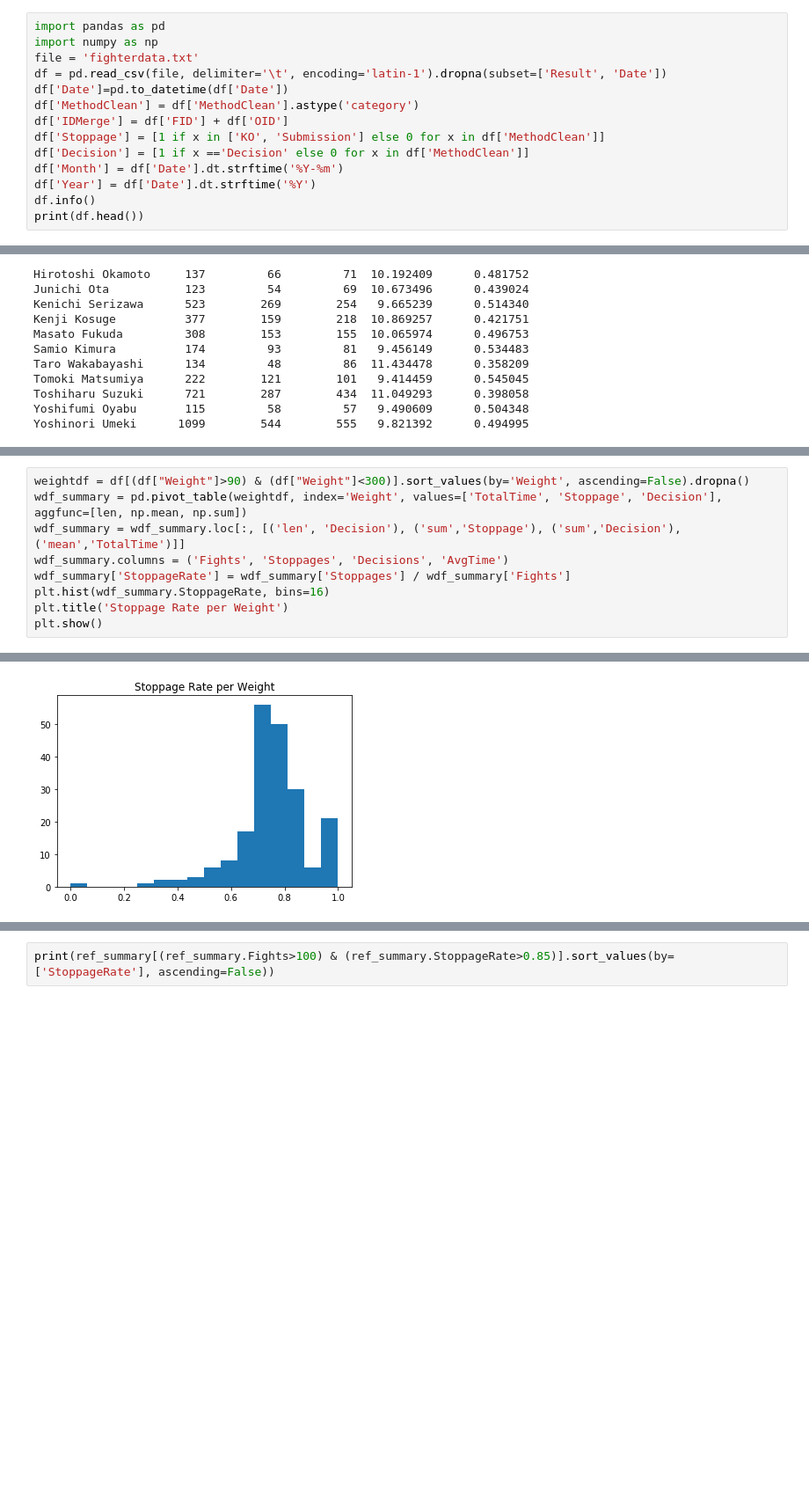
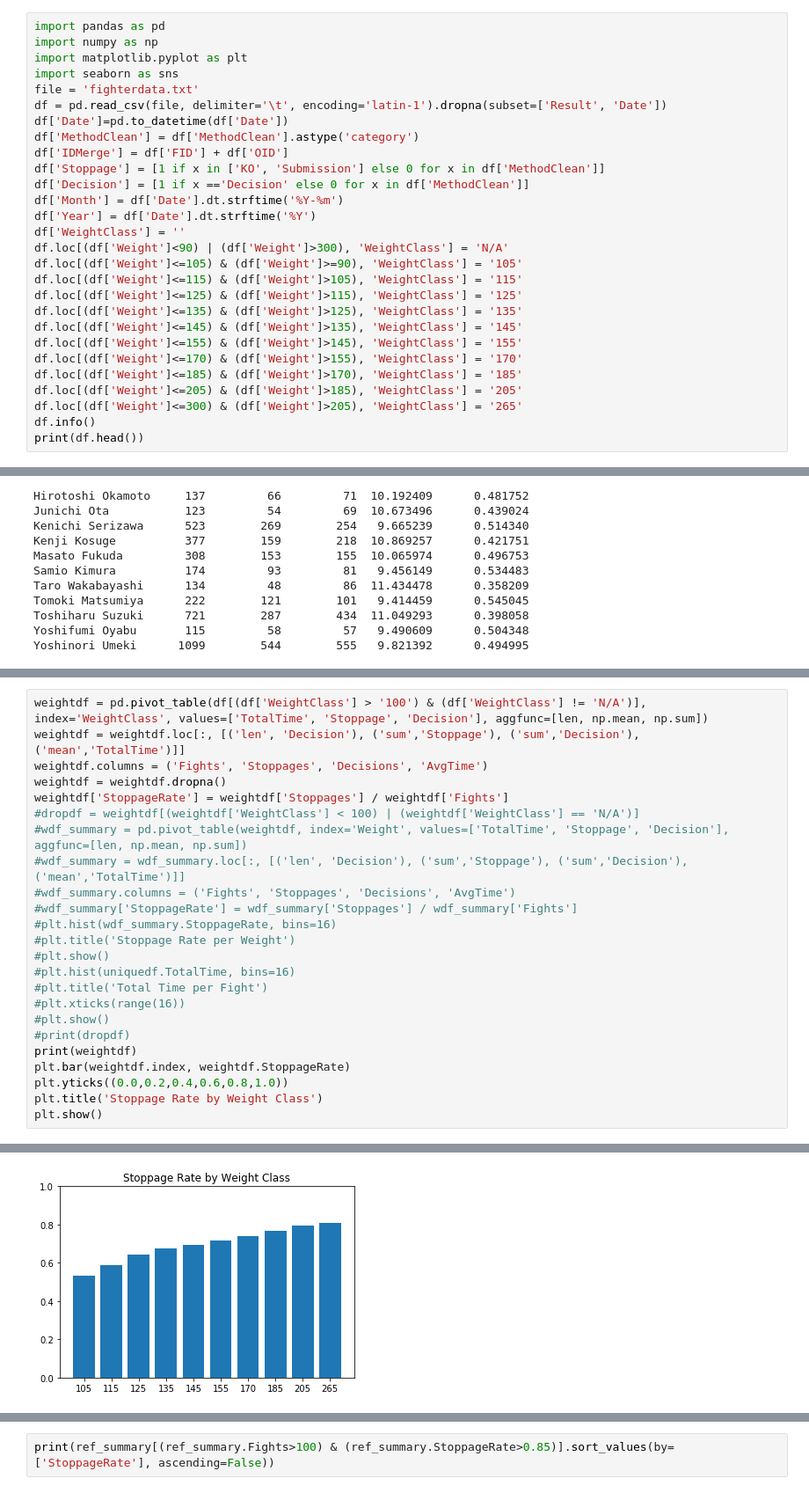
Before and after one commit to elfudge35/Capstone1, a Jupyter notebook: Capstone1Temp.ipynb, the cells around one changed output, grey strips where cells are left out. Shown at 88% size. Saved outputs shown, nothing was run; the diff lists cells and outputs as text; blank space fills up the shorter version.

```diff
--- a/Capstone1Temp.ipynb
+++ b/Capstone1Temp.ipynb
@@ -3,6 +7,8 @@ Data has been gathered with web scraping scripts using PHP and Curl. Data was pa
 # %%
 import pandas as pd
 import numpy as np
+import matplotlib.pyplot as plt
+import seaborn as sns
 file = 'fighterdata.txt'
 df = pd.read_csv(file, delimiter='\t', encoding='latin-1').dropna(subset=['Result', 'Date'])
 df['Date']=pd.to_datetime(df['Date'])
@@ -12,6 +18,18 @@ df['Stoppage'] = [1 if x in ['KO', 'Submission'] else 0 for x in df['MethodClean
 df['Decision'] = [1 if x =='Decision' else 0 for x in df['MethodClean']]
 df['Month'] = df['Date'].dt.strftime('%Y-%m')
 df['Year'] = df['Date'].dt.strftime('%Y')
+df['WeightClass'] = ''
+df.loc[(df['Weight']<90) | (df['Weight']>300), 'WeightClass'] = 'N/A'
+df.loc[(df['Weight']<=105) & (df['Weight']>=90), 'WeightClass'] = '105'
+df.loc[(df['Weight']<=115) & (df['Weight']>105), 'WeightClass'] = '115'
+df.loc[(df['Weight']<=125) & (df['Weight']>115), 'WeightClass'] = '125'
+df.loc[(df['Weight']<=135) & (df['Weight']>125), 'WeightClass'] = '135'
+df.loc[(df['Weight']<=145) & (df['Weight']>135), 'WeightClass'] = '145'
+df.loc[(df['Weight']<=155) & (df['Weight']>145), 'WeightClass'] = '155'
+df.loc[(df['Weight']<=170) & (df['Weight']>155), 'WeightClass'] = '170'
+df.loc[(df['Weight']<=185) & (df['Weight']>170), 'WeightClass'] = '185'
+df.loc[(df['Weight']<=205) & (df['Weight']>185), 'WeightClass'] = '205'
+df.loc[(df['Weight']<=300) & (df['Weight']>205), 'WeightClass'] = '265'
 df.info()
 print(df.head())
 # %% [output]
@@ -201,10 +215,25 @@ A couple of explanations come to mind for the disproportionately large represent
 # %%
-weightdf = df[(df["Weight"]>90) & (df["Weight"]<300)].sort_values(by='Weight', ascending=False).dropna()
-wdf_summary = pd.pivot_table(weightdf, index='Weight', values=['TotalTime', 'Stoppage', 'Decision'], aggfunc=[len, np.mean, np.sum])
-wdf_summary = wdf_summary.loc[:, [('len', 'Decision'), ('sum','Stoppage'), ('sum','Decision'), ('mean','TotalTime')]]
-wdf_summary.columns = ('Fights', 'Stoppages', 'Decisions', 'AvgTime')
-wdf_summary['StoppageRate'] = wdf_summary['Stoppages'] / wdf_summary['Fights']
-plt.hist(wdf_summary.StoppageRate, bins=16)
-plt.title('Stoppage Rate per Weight')
+weightdf = pd.pivot_table(df[(df['WeightClass'] > '100') & (df['WeightClass'] != 'N/A')], index='WeightClass', values=['TotalTime', 'Stoppage', 'Decision'], aggfunc=[len, np.mean, np.sum])
+weightdf = weightdf.loc[:, [('len', 'Decision'), ('sum','Stoppage'), ('sum','Decision'), ('mean','TotalTime')]]
+weightdf.columns = ('Fights', 'Stoppages', 'Decisions', 'AvgTime')
+weightdf = weightdf.dropna()
+weightdf['StoppageRate'] = weightdf['Stoppages'] / weightdf['Fights']
+#dropdf = weightdf[(weightdf['WeightClass'] < 100) | (weightdf['WeightClass'] == 'N/A')]
+#wdf_summary = pd.pivot_table(weightdf, index='Weight', values=['TotalTime', 'Stoppage', 'Decision'], aggfunc=[len, np.mean, np.sum])
+#wdf_summary = wdf_summary.loc[:, [('len', 'Decision'), ('sum','Stoppage'), ('sum','Decision'), ('mean','TotalTime')]]
+#wdf_summary.columns = ('Fights', 'Stoppages', 'Decisions', 'AvgTime')
+#wdf_summary['StoppageRate'] = wdf_summary['Stoppages'] / wdf_summary['Fights']
+#plt.hist(wdf_summary.StoppageRate, bins=16)
+#plt.title('Stoppage Rate per Weight')
+#plt.show()
+#plt.hist(uniquedf.TotalTime, bins=16)
+#plt.title('Total Time per Fight')
+#plt.xticks(range(16))
+#plt.show()
+#print(dropdf)
+print(weightdf)
+plt.bar(weightdf.index, weightdf.StoppageRate)
+plt.yticks((0.0,0.2,0.4,0.6,0.8,1.0))
+plt.title('Stoppage Rate by Weight Class')
 plt.show()
 # %% [output]
@@ -211,2 +252,2 @@ plt.show()
-[figure, old version]
+[figure, new version]
 # %% [markdown]
```
Also changed, not shown: parts of 31 cells of this notebook.
